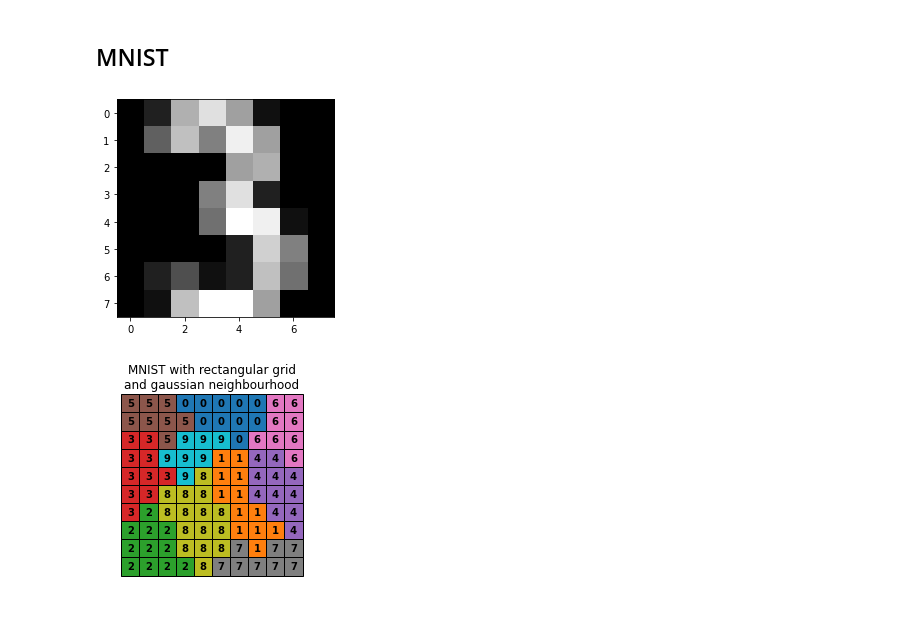
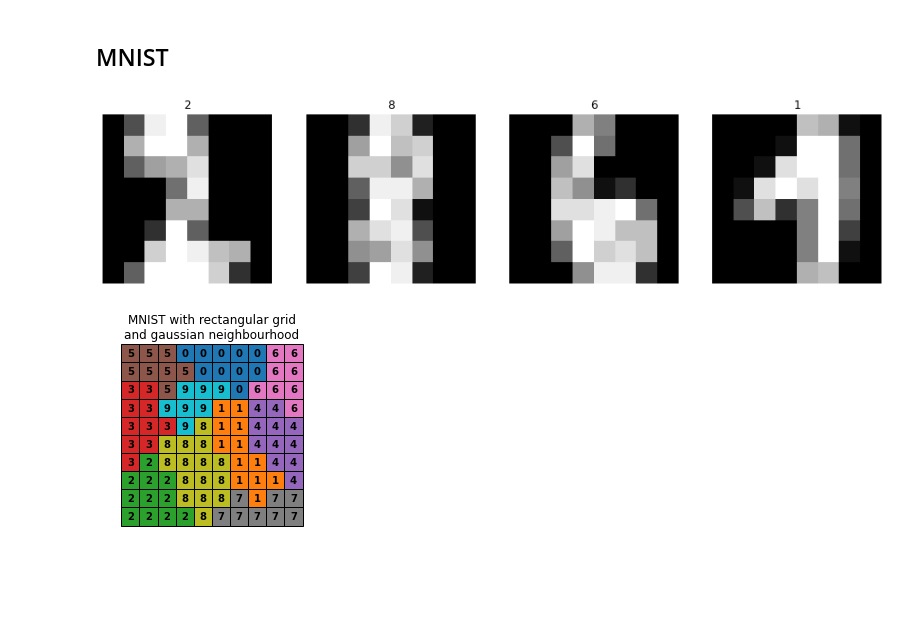
Before and after one commit to gekas145/SOM, a Jupyter notebook: demo.ipynb, the cells around one changed output. Drawn from its saved outputs; the diff is of its cells as text; code cells hidden in the pictures; blank space fills up the shorter version.

```diff
--- a/demo.ipynb
+++ b/demo.ipynb
@@ -16,10 +20,15 @@ X /= np.max(X)
 p = np.random.permutation(X.shape[0])
 X, y = X[p, :], y[p]
 # %%
-plt.imshow(X[2, :].reshape(8, 8), cmap="gray")
+fig, axs = plt.subplots(1, 4, figsize=(15, 15))
+idxs = np.random.choice(X.shape[0], size=axs.shape[0], replace=False)
+for i in range(axs.shape[0]):
+    axs[i].imshow(X[idxs[i], :].reshape(8, 8), cmap="gray")
+    axs[i].set_title(y[idxs[i]])
+    axs[i].axis("off")
 plt.show()
 # %% [output]
-[figure, old version]
+[figure, new version]
 # %%
 som = SOM(10, 10,
           epochs=120,
```
Also changed, not shown: parts of 11 cells of this notebook, 2 other files.
